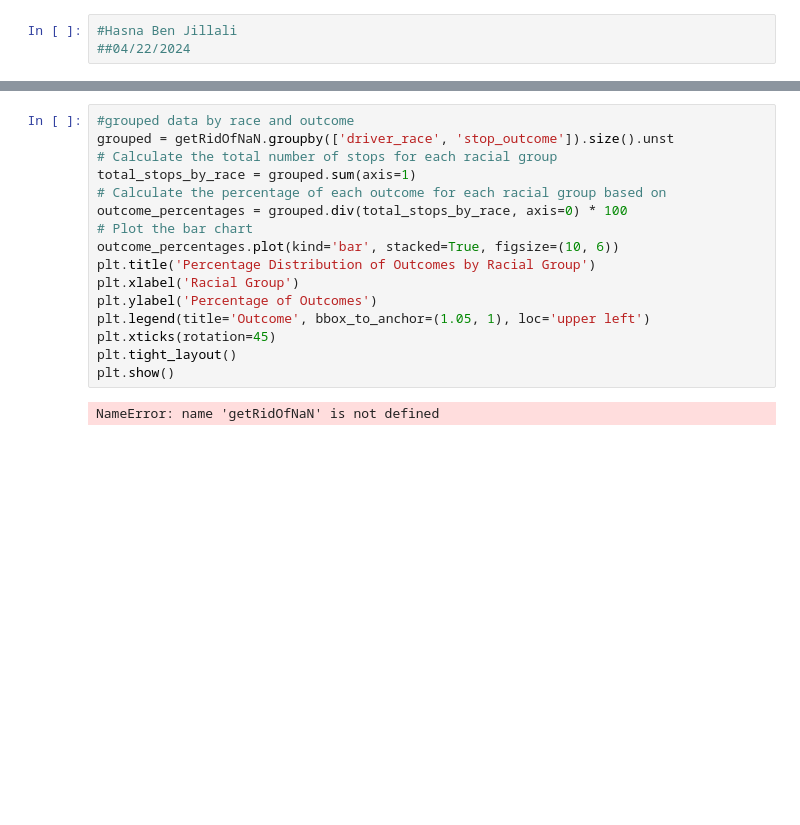
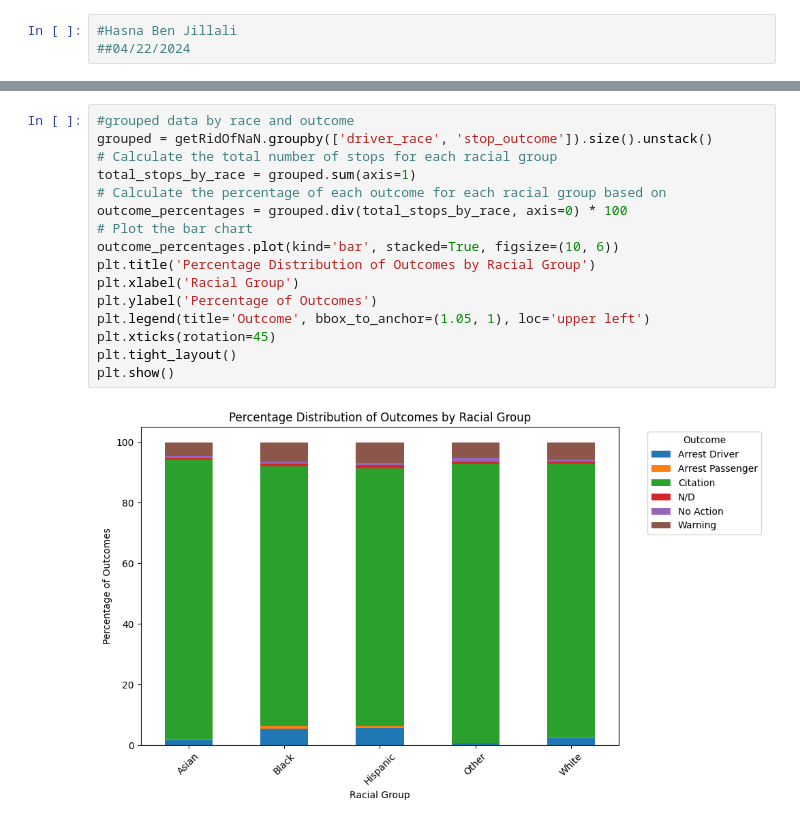
Before and after one commit to hasnasalah/RhodeIsland, a Jupyter notebook: RodheIsland.ipynb, the cells around one changed output, grey strips where cells are left out. Drawn from its saved outputs; the diff is of its cells as text; blank space fills up the shorter version.

```diff
--- a/RodheIsland.ipynb
+++ b/RodheIsland.ipynb
@@ -57,18 +74,18 @@ ModuleNotFoundError: No module named 'matplotlib'
 # %%
 #grouped data by race and outcome
-grouped = getRidOfNaN.groupby(['driver_race', 'stop_outcome']).size().unst
+grouped = getRidOfNaN.groupby(['driver_race', 'stop_outcome']).size().unstack()
 # Calculate the total number of stops for each racial group
 total_stops_by_race = grouped.sum(axis=1)
 # Calculate the percentage of each outcome for each racial group based on
 outcome_percentages = grouped.div(total_stops_by_race, axis=0) * 100
 # Plot the bar chart
 outcome_percentages.plot(kind='bar', stacked=True, figsize=(10, 6))
 plt.title('Percentage Distribution of Outcomes by Racial Group')
 plt.xlabel('Racial Group')
 plt.ylabel('Percentage of Outcomes')
 plt.legend(title='Outcome', bbox_to_anchor=(1.05, 1), loc='upper left')
 plt.xticks(rotation=45)
 plt.tight_layout()
 plt.show()
 # %% [output]
-NameError: name 'getRidOfNaN' is not defined
+[figure, added]
```
Also changed, not shown: parts of 3 cells of this notebook, 1 other file.
